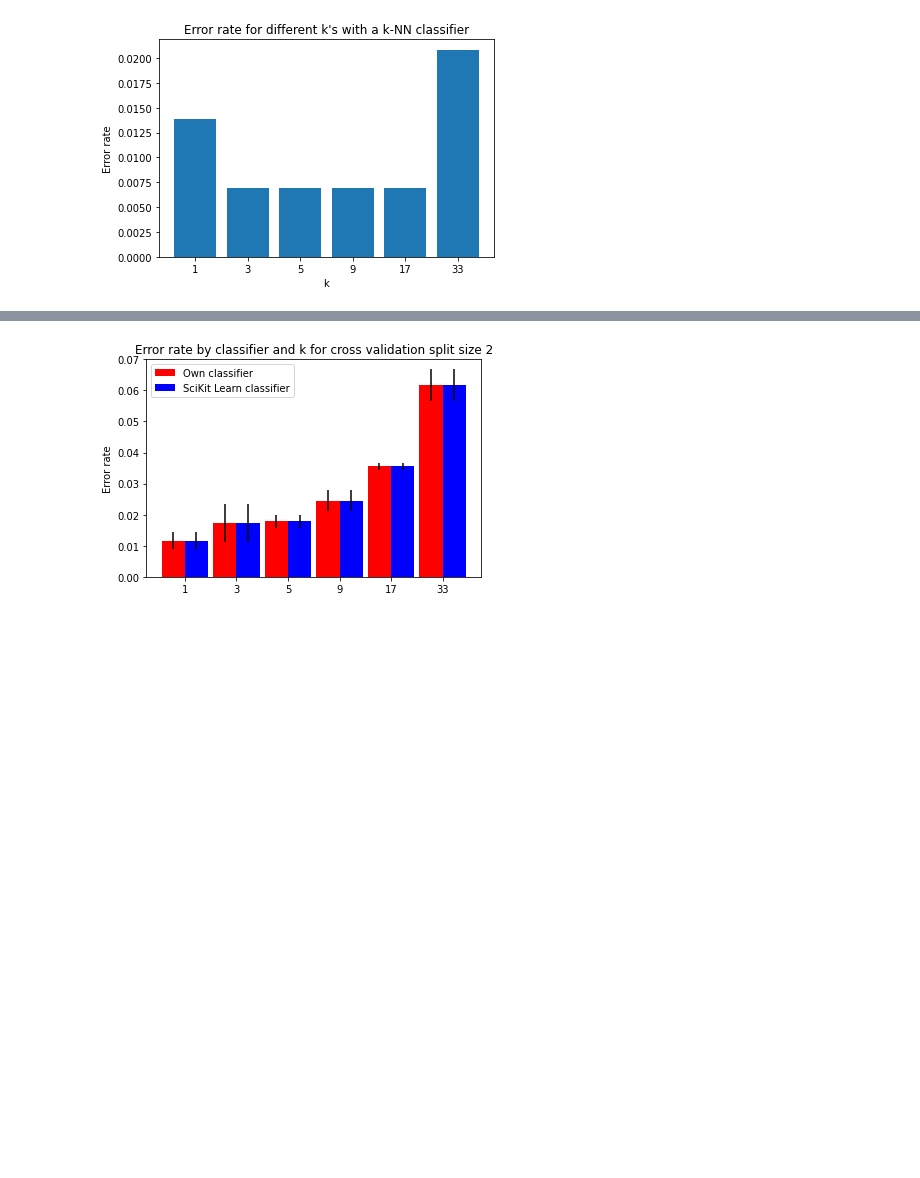
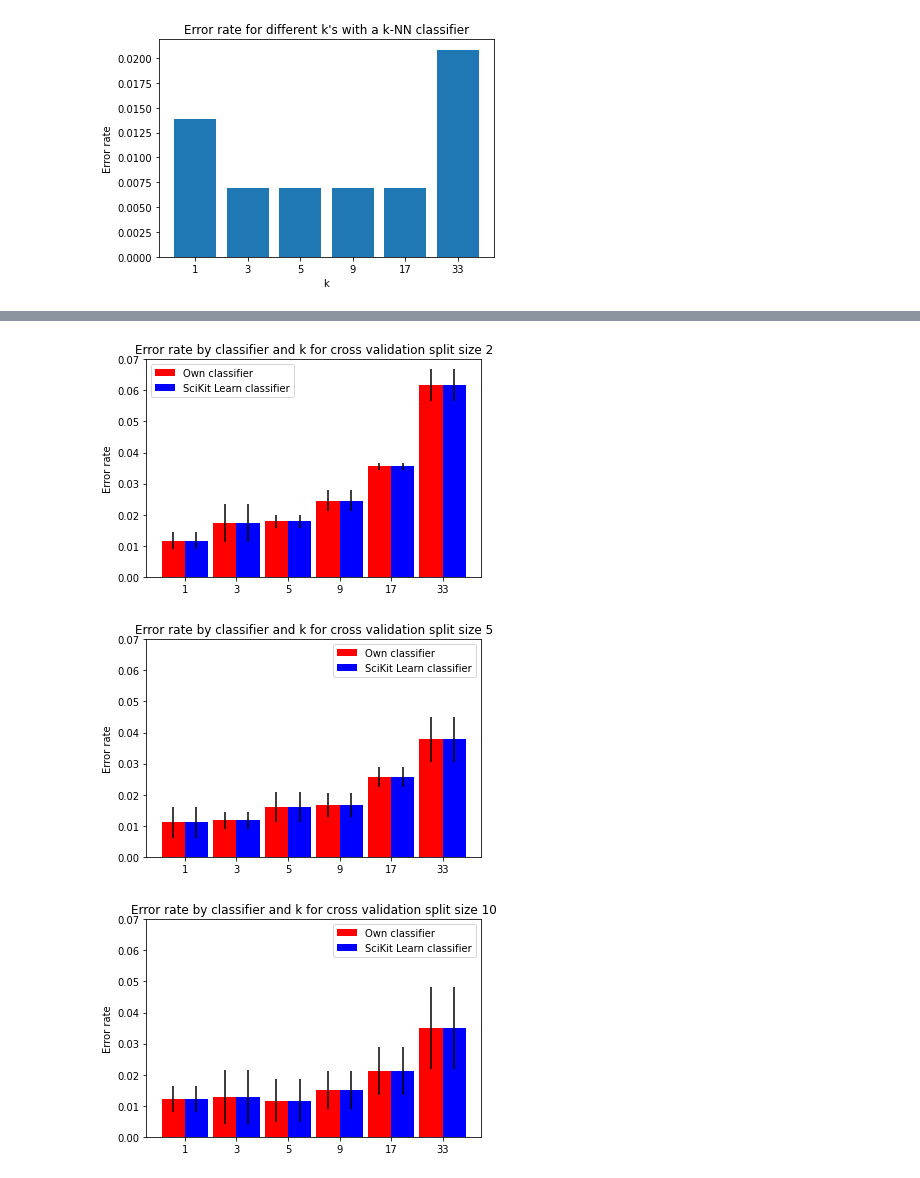
Before and after one commit to sikupe/fml-uebungen, a Jupyter notebook: uebung_1b.ipynb, the cells around one changed output, grey strips where cells are left out. Cells and saved outputs as stored; diff of their text form; code cells hidden in the pictures; blank space fills up the shorter version.

```diff
--- a/uebung_1b.ipynb
+++ b/uebung_1b.ipynb
@@ -163,14 +166,4 @@ plt.show()
 # %%
-def autolabel(rects):
-    """
-    Attach a text label above each bar displaying its height
-    """
-    for rect in rects:
-        height = rect.get_height()
-        ax.text(rect.get_x() + rect.get_width()/2., 1.05*height,
-                '%.4f' % int(height),
-                ha='center', va='bottom')
-
 def split_folds(x, y, parts):
     perm = np.random.permutation(len(x))
     x_s, y_s = x[perm], y[perm]
@@ -179,11 +172,6 @@ def split_folds(x, y, parts):
 
 part_count = [2, 5, 10]
 k_s = [1, 3, 5, 9, 17, 33]
-
-own_error_means = []
-own_error_stds = []
-skl_error_means = []
-skl_error_stds = []
 
 for part_size in part_count:
     X_folds, Y_folds = split_folds(X_all, y_all, part_size)
@@ -223,39 +211,32 @@ for part_size in part_count:
 
         own_error_mean = np.mean(own_errors)
         own_error_std = np.std(own_errors)
 
         own_error_means_pp.append(own_error_mean)
         own_error_stds_pp.append(own_error_std)
 
         skl_error_mean = np.mean(skl_errors)
         skl_error_std = np.std(skl_errors)
 
         skl_error_means_pp.append(skl_error_mean)
         skl_error_stds_pp.append(skl_error_std)
 
     x_ind = np.array([i for i in range(len(k_s))])
     width = 0.45
     fig, ax = plt.subplots()
     own_rects = ax.bar(x_ind, own_error_means_pp, width, color='r', yerr=own_error_stds_pp)
     skl_rects = ax.bar(x_ind + width, skl_error_means_pp, width, color='blue', yerr=skl_error_stds_pp)
 
     ax.set_ylabel('Error rate')
     ax.set_ylim(ymin=0, ymax=.07)
     ax.set_title(f'Error rate by classifier and k for cross validation split size {part_size}')
     ax.set_xticks(x_ind + width / 2)
     ax.set_xticklabels(k_s)
 
     ax.legend((own_rects[0], skl_rects[0]), ('Own classifier', 'SciKit Learn classifier'))
 
-    # autolabel(own_rects)
-    # autolabel(skl_rects)
-
     plt.show()
-
-    own_error_means.append(own_error_means_pp)
-    own_error_stds.append(own_error_stds_pp)
-
-    skl_error_means.append(skl_error_means_pp)
-    skl_error_stds.append(skl_error_stds_pp)
 # %% [output]
 [figure]
+[figure, added]
+[figure, added]
```
Also changed, not shown: parts of 2 cells of this notebook.
